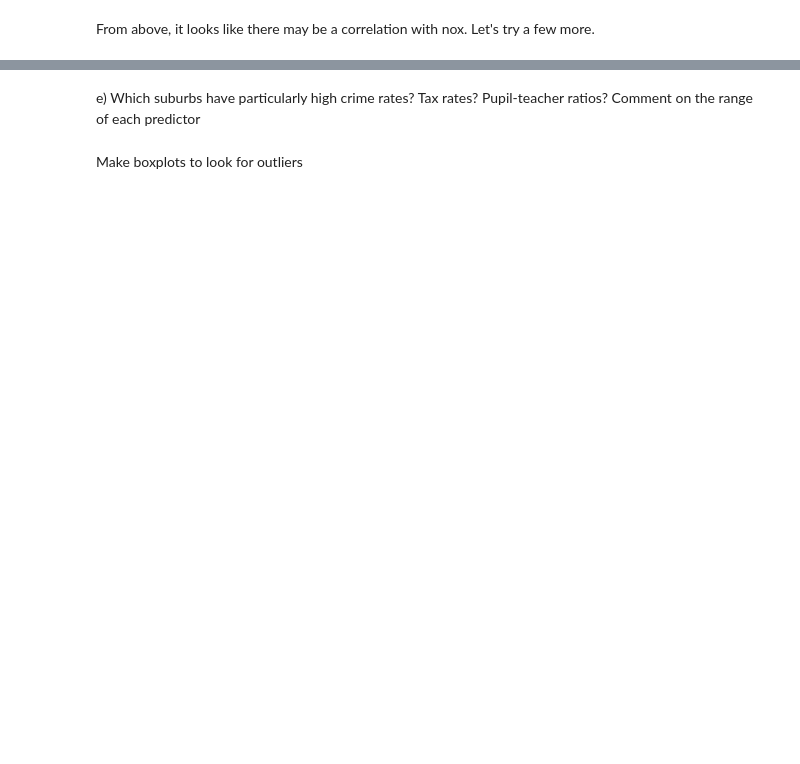
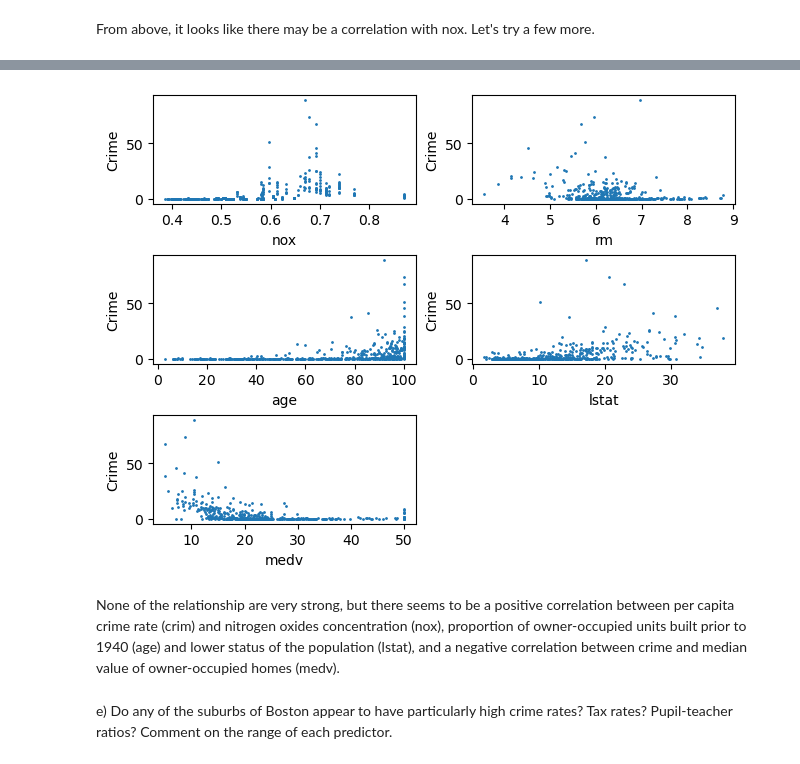
Before and after one commit to kmerkl22/k-s-ISL, a Jupyter notebook: Notebooks/Ch02-ISLexercises.ipynb, the cells around one changed output, grey strips where cells are left out. Drawn from its saved outputs; the diff is of its cells as text; code cells hidden in the pictures; blank space fills up the shorter version.

```diff
--- a/Notebooks/Ch02-ISLexercises.ipynb
+++ b/Notebooks/Ch02-ISLexercises.ipynb
@@ -645,4 +672,15 @@ pd.plotting.scatter_matrix(Boston[['crim', 'medv'
+# %%
+pred_col = ['nox', 'rm', 'age', 'lstat', 'medv']
+fig = plt.figure(constrained_layout=True)
+
+for i in range(0,len(pred_col)):
+        plt.subplot(3,2,i+1)
+        plt.scatter(Boston[pred_col[i]],Boston.crim, s=1)
+        plt.xlabel(pred_col[i])
+        plt.ylabel('Crime')
+# %% [output]
+[figure, added]
+# %% [markdown]
+None of the relationship are very strong, but there seems to be a positive correlation between per capita crime rate (crim) and nitrogen oxides concentration (nox), proportion of owner-occupied units built prior to 1940 (age) and lower status of the population (lstat), and a negative correlation between crime and median value of owner-occupied homes (medv).
 # %% [markdown]
-e) Which suburbs have particularly high crime rates? Tax rates? Pupil-teacher ratios? Comment on the range of each predictor
+e)  Do any of the suburbs of Boston appear to have particularly high crime rates? Tax rates? Pupil-teacher ratios? Comment on the range of each predictor.
-# %% [markdown]
-Make boxplots to look for outliers
```
Also changed, not shown: parts of 51 cells of this notebook.
